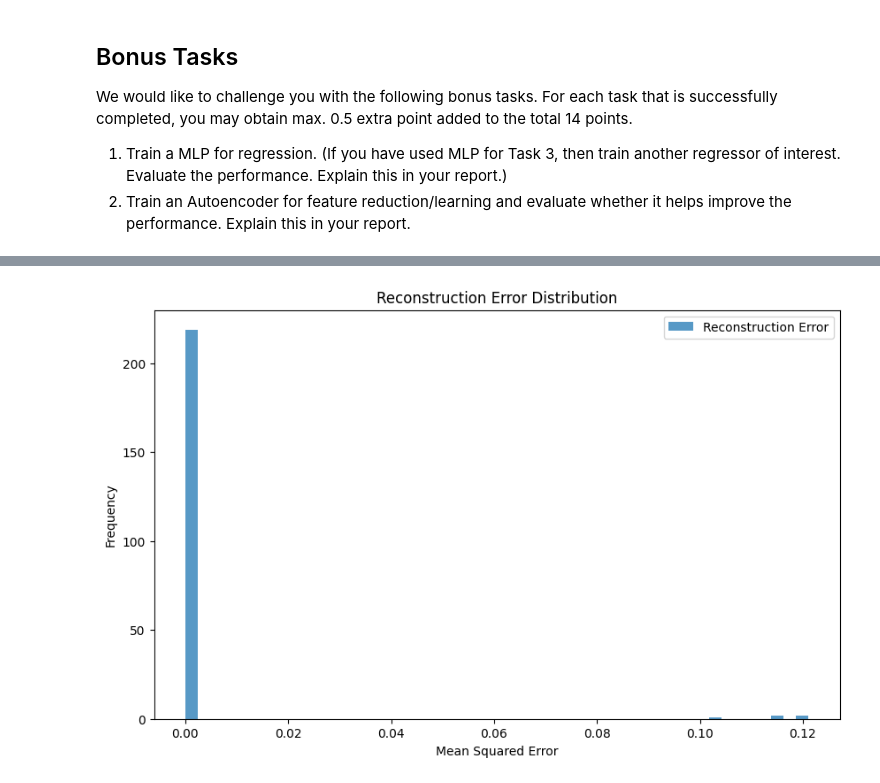
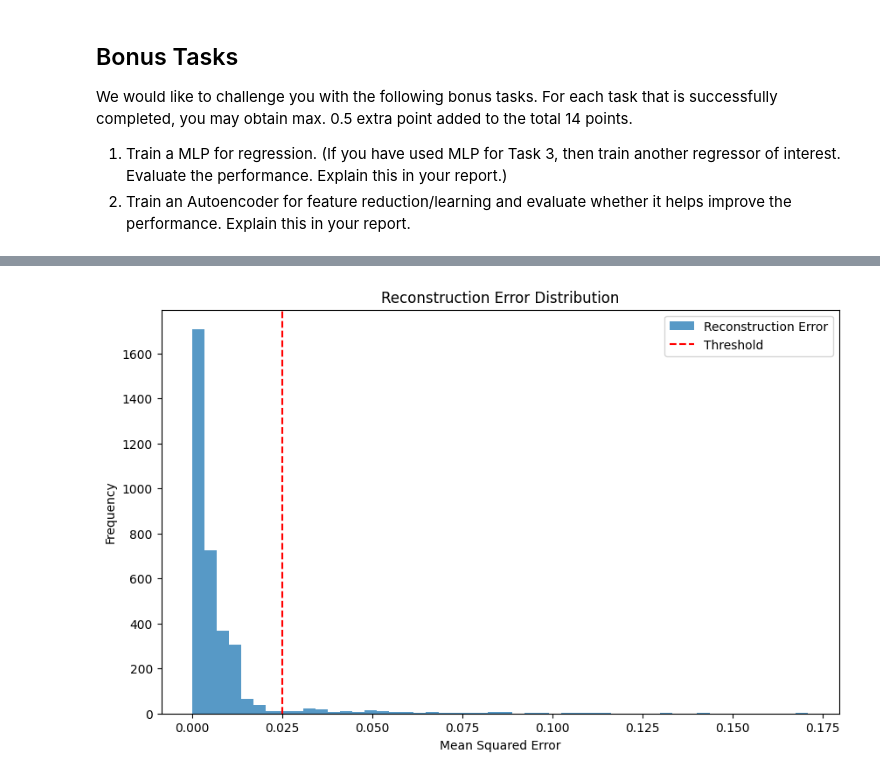
Before and after one commit to dmHarmsen/APML-Assignement-2, a Jupyter notebook: Assignment 2.ipynb, the cells around one changed output, grey strips where cells are left out. Cells and saved outputs as stored; diff of their text form; code cells hidden in the pictures.

```diff
--- a/Assignment 2.ipynb
+++ b/Assignment 2.ipynb
@@ -861,7 +876,18 @@ from tensorflow.keras.models import Model
 from tensorflow.keras.layers import Input, Dense
 
 # added random seed for consistency
+np.random.seed(69)
 tf.random.set_seed(69)
+
+# prepare Data for the train and test Split
+df_bonus_autoenc = df_scale.copy()
+
+# redefining train and test split for the correct dataset
+X_train, X_test, y_train, y_test = train_test_time_based_split(df_bonus_autoenc, time_threshold, column_Sepsis_CaseID, column_Sepsis_Activity, column_Sepsis_Timestamps, label_column)
+
+# fill NaNs so we get no errors
+X_train = X_train.apply(pd.to_numeric, errors='coerce').fillna(0)
+X_test = X_test.apply(pd.to_numeric, errors='coerce').fillna(0)
 
 # Autoencoder Model
 input_dim = X_train.shape[1]
@@ -896,9 +922,12 @@ print(f"Autoencoder Reconstruction Performance:\nMAE: {mae_autoencoder:.4f}, MSE
 
 # visualization
 reconstruction_errors = np.mean(np.power(X_test - X_test_reconstructed, 2), axis=1)
+threshold = np.percentile(reconstruction_errors, 95)
+anomaly_predictions = reconstruction_errors > threshold
 
 plt.figure(figsize=(10, 6))
 plt.hist(reconstruction_errors, bins=50, alpha=0.75, label="Reconstruction Error")
+plt.axvline(threshold, color='r', linestyle='--', label="Threshold")
 plt.title("Reconstruction Error Distribution")
 plt.xlabel("Mean Squared Error")
 plt.ylabel("Frequency")
@@ -911 +940 @@ MAE: 0.0047, MSE: 0.0026, RMSE: 0.0506
-[figure, old version]
+[figure, new version]
```
Also changed, not shown: parts of 5 cells of this notebook.
